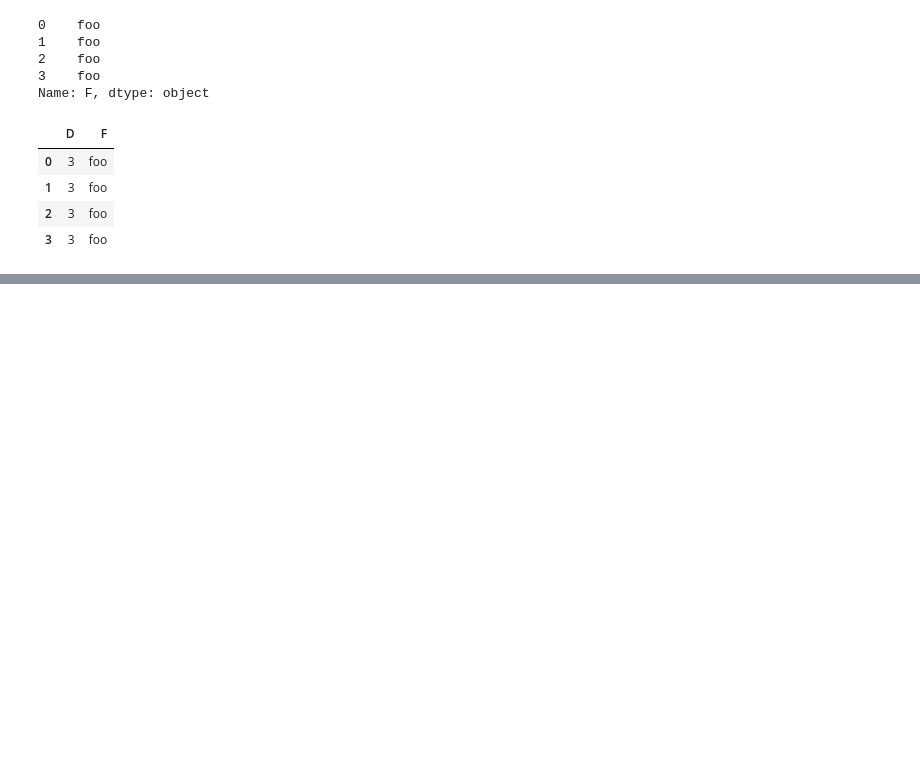
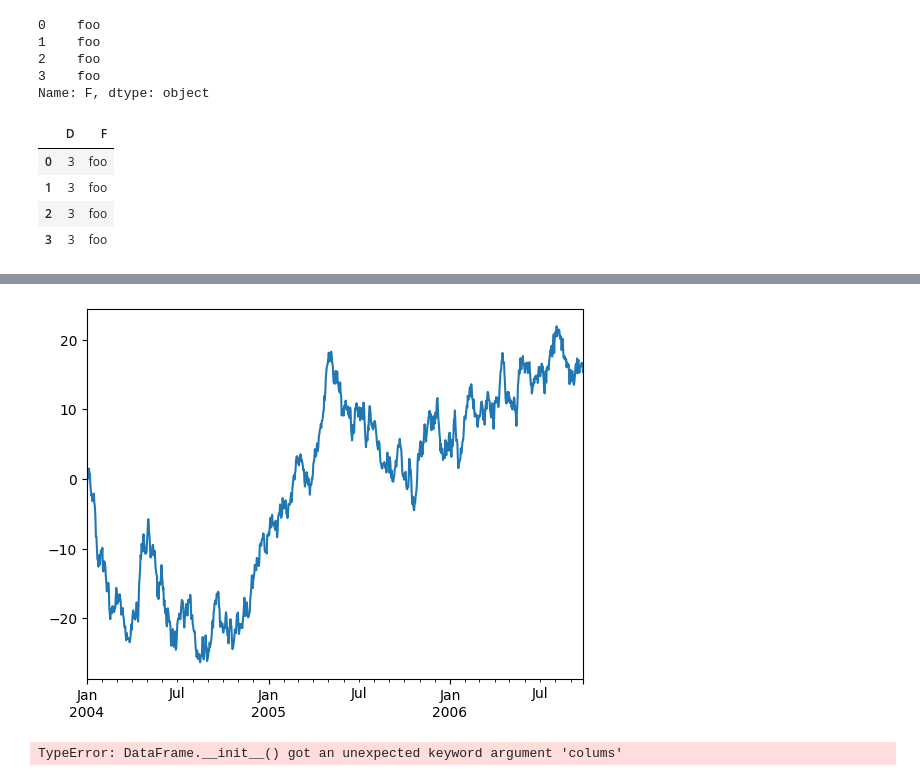
Before and after one commit to marcos-j-ferreira/Math-Pandas, a Jupyter notebook: Untitled.ipynb, the cells around one changed output, grey strips where cells are left out. Saved outputs shown, nothing was run; the diff lists cells and outputs as text; code cells hidden in the pictures; blank space fills up the shorter version.

```diff
--- a/Untitled.ipynb
+++ b/Untitled.ipynb
@@ -123,0 +154,22 @@ df2.loc[:, ["D", "F"]]
+# %%
+ts = pd.Series(np.random.randn(1000), index=pd.date_range("1/1/2004", periods=1000))
+
+ts = ts.cumsum()
+
+ts.plot();
+# %% [output]
+[figure, added]
+# %%
+df = pd.DataFrame(
+    np.random.randn(1000, 4), index=ts.index, colums=["A","B","C","D"]
+)
+
+df = df.cumsum()
+
+plt.figure()
+
+df.plot()
+
+plt.legend(loc='best')
+# %% [output]
+TypeError: DataFrame.__init__() got an unexpected keyword argument 'colums'
```
Also changed, not shown: parts of 2 cells of this notebook, 1 other file.
